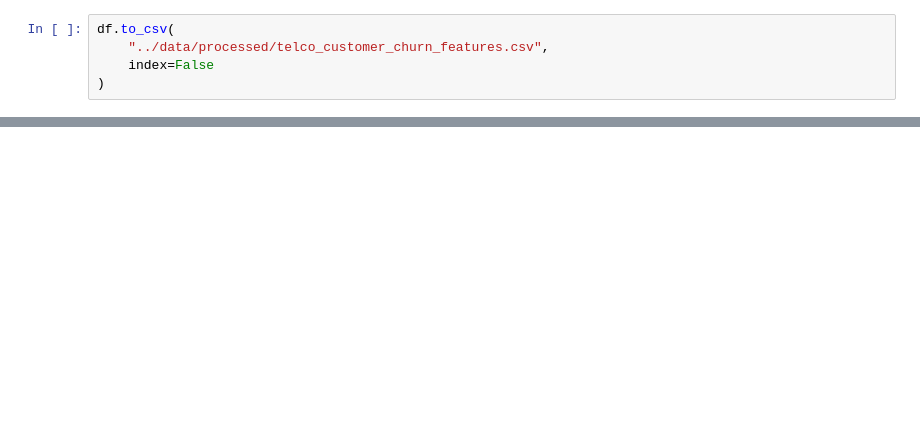
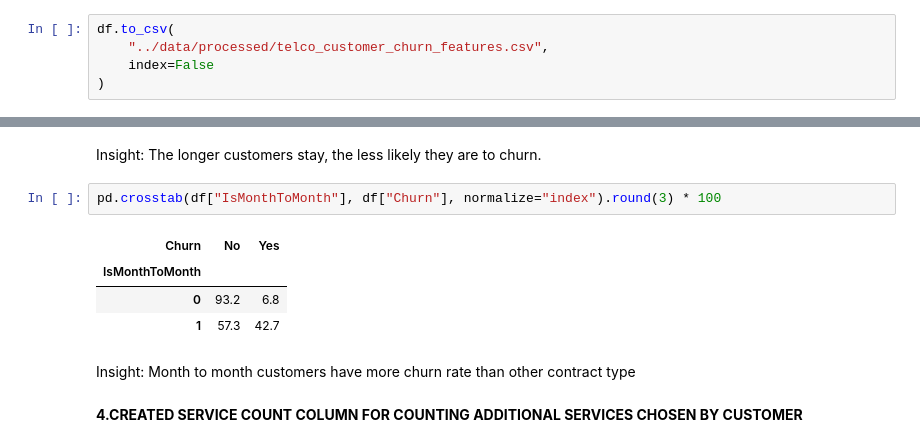
Before and after one commit to AbhijithAJ3/customer-churn-ltv, a Jupyter notebook: notebooks/03_feature_engineering.ipynb, the cells around one changed output, grey strips where cells are left out. Cells and saved outputs as stored; diff of their text form; blank space fills up the shorter version.

```diff
--- a/notebooks/03_feature_engineering.ipynb
+++ b/notebooks/03_feature_engineering.ipynb
@@ -214,0 +155,13 @@ pd.read_csv(
+# %% [markdown]
+Insight: The longer customers stay, the less likely they are to churn.
+# %%
+pd.crosstab(df["IsMonthToMonth"], df["Churn"], normalize="index").round(3) * 100
+# %% [output]
+| Churn | No | Yes |
+| IsMonthToMonth |  |  |
+| 0 | 93.2 | 6.8 |
+| 1 | 57.3 | 42.7 |
+# %% [markdown]
+Insight: Month to month customers have more churn rate than other contract type
+# %% [markdown]
+**4.CREATED SERVICE COUNT COLUMN FOR COUNTING ADDITIONAL SERVICES CHOSEN BY CUSTOMER**
```
Also changed, not shown: parts of 26 cells of this notebook.
